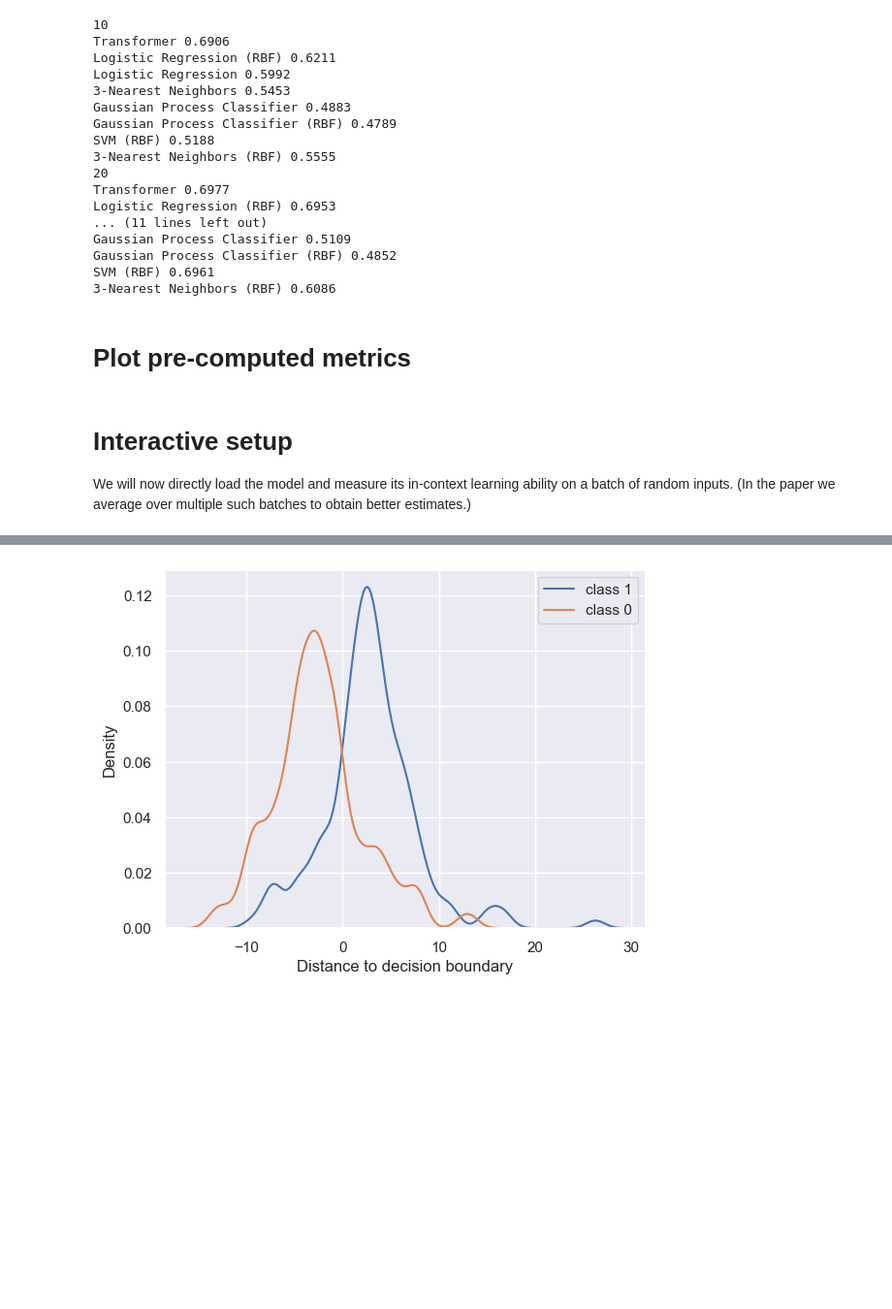
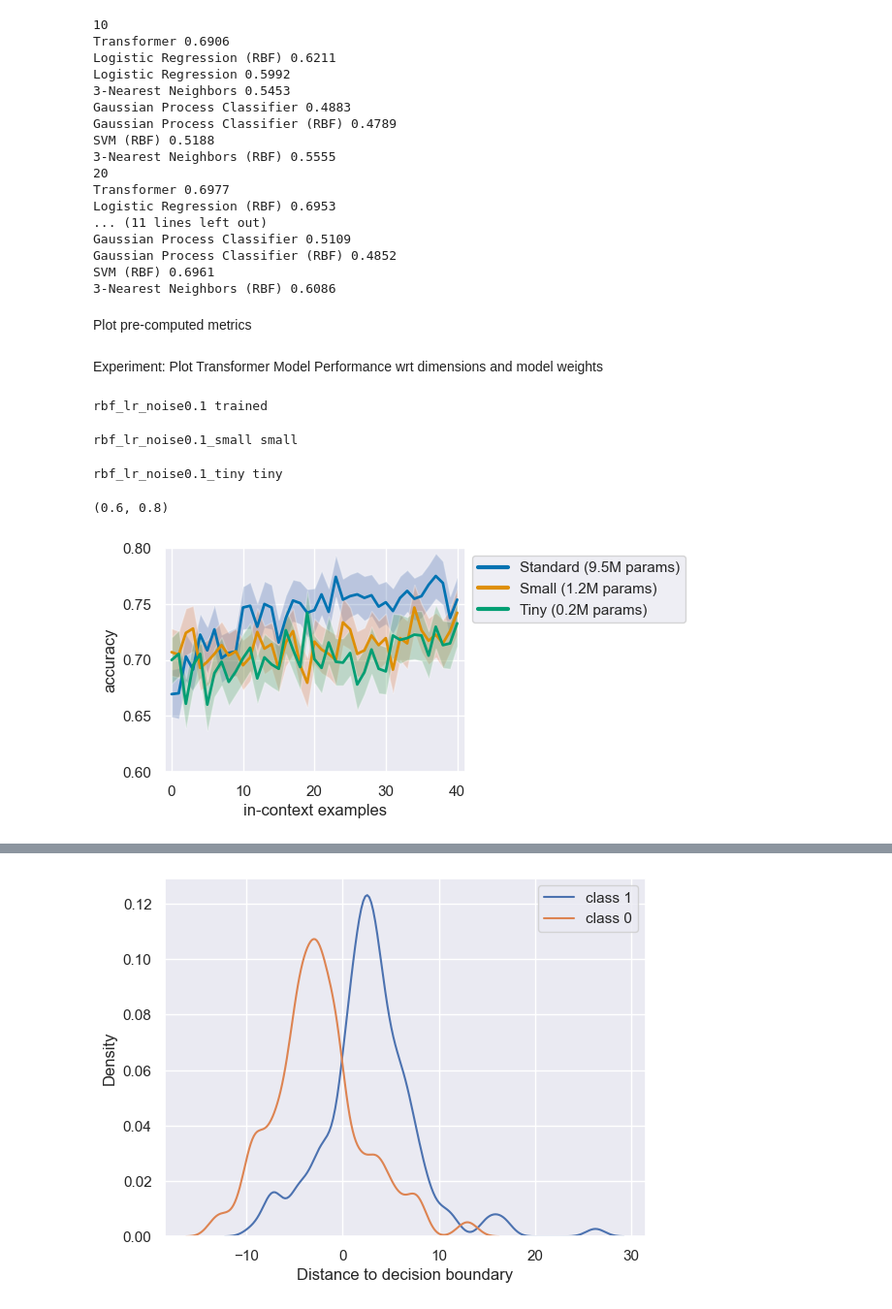
Before and after one commit to zenglingqi647/ICL, a Jupyter notebook: src/eval.ipynb, the cells around one changed output, grey strips where cells are left out. Shown at 97% size. Cells and saved outputs as stored; diff of their text form; code cells hidden in the pictures; blank space fills up the shorter version.

```diff
--- a/src/eval.ipynb
+++ b/src/eval.ipynb
@@ -205,7 +217,7 @@ Gaussian Process Classifier (RBF) 0.4852
 SVM (RBF) 0.6961
 3-Nearest Neighbors (RBF) 0.6086
 # %% [markdown]
-# Plot pre-computed metrics
+Plot pre-computed metrics
 # %%
 # plot any OOD metrics
 for name, metric in metrics.items():
@@ -225,7 +237,45 @@ for name, metric in metrics.items():
     ax.set_ylim(-.1 * scale, 1.5 * scale)
 
     plt.show()
-# %% [markdown]
-# Interactive setup
-
-We will now directly load the model and measure its in-context learning ability on a batch of random inputs. (In the paper we average over multiple such batches to obtain better estimates.)
+# %% [markdown]
+Experiment: Plot Transformer Model Performance wrt dimensions and model weights
+# %%
+def get_metric(task, run_id, recompute_metrics=False):
+    '''
+        Plots the metric of given task and run_id.
+        Set rbf_baselines_only to only show RBF baselines and the transformer.
+    '''
+    run_path = os.path.join(run_dir, task, run_id)
+    if recompute_metrics:
+        get_run_metrics(run_path)  # these are normally precomputed at the end of training
+
+    def valid_row(r):
+        return r.task == task and r.run_id == run_id
+
+    metrics = collect_results(run_dir, df, valid_row=valid_row)
+    _, conf = get_model_from_run(run_path, only_conf=True)
+    n_dims = conf.model.n_dims
+    return metrics
+# %%
+std_t = get_metric("rbf_lr_noise0.1", "trained")
+small_t = get_metric("rbf_lr_noise0.1", "small")
+tiny_t = get_metric("rbf_lr_noise0.1", "tiny")
+
+gpt_metrics = {"Standard (9.5M params)" : std_t['standard']['Transformer'], "Small (1.2M params)" : small_t['standard']['Transformer-small'],\
+    "Tiny (0.2M params)" : tiny_t['standard']['Transformer-xs']}
+basic_plot(gpt_metrics, y_axis_name="accuracy", models=gpt_metrics.keys())
+plt.ylim(0.6, 0.8)
+# plt.figure()
+# plt.xlabel("in-context examples")
+# plt.ylabel("accuracy")
+# plt.plot(std_t['standard']['Transformer']['mean'], label='Standard (9.5M params)')
+# plt.plot(small_t['standard']['Transformer-small']['mean'], label='Small (1.2M params)')
+# plt.plot(tiny_t['standard']['Transformer-xs']['mean'], label='Tiny (0.2M params)')
+# plt.xlim(2, 42)
+# plt.legend()
+# %% [output]
+rbf_lr_noise0.1 trained
+rbf_lr_noise0.1_small small
+rbf_lr_noise0.1_tiny tiny
+(0.6, 0.8)
+[figure, added]
```
Also changed, not shown: parts of 18 cells of this notebook, 2 other files.
